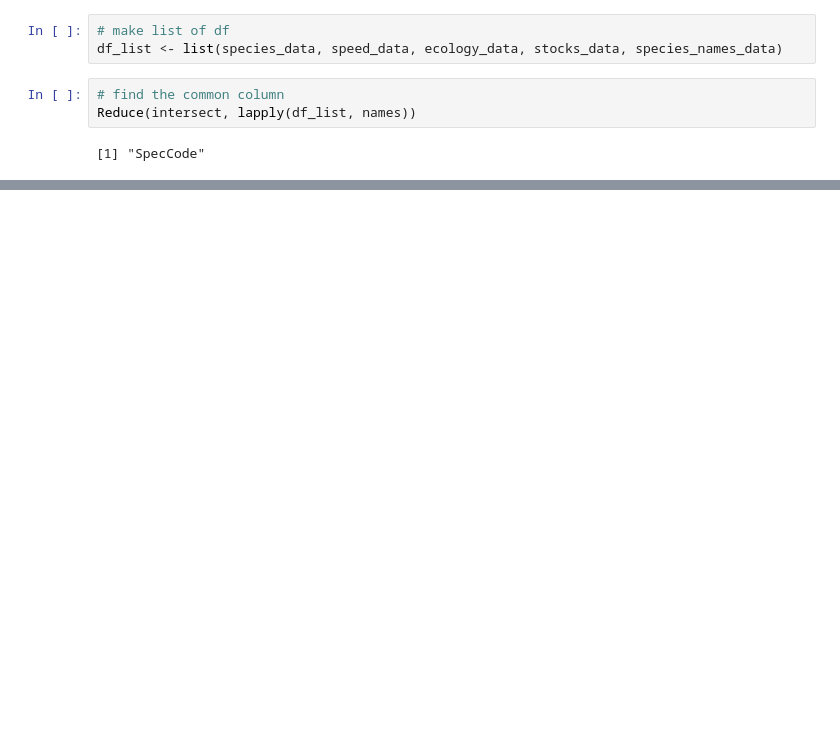
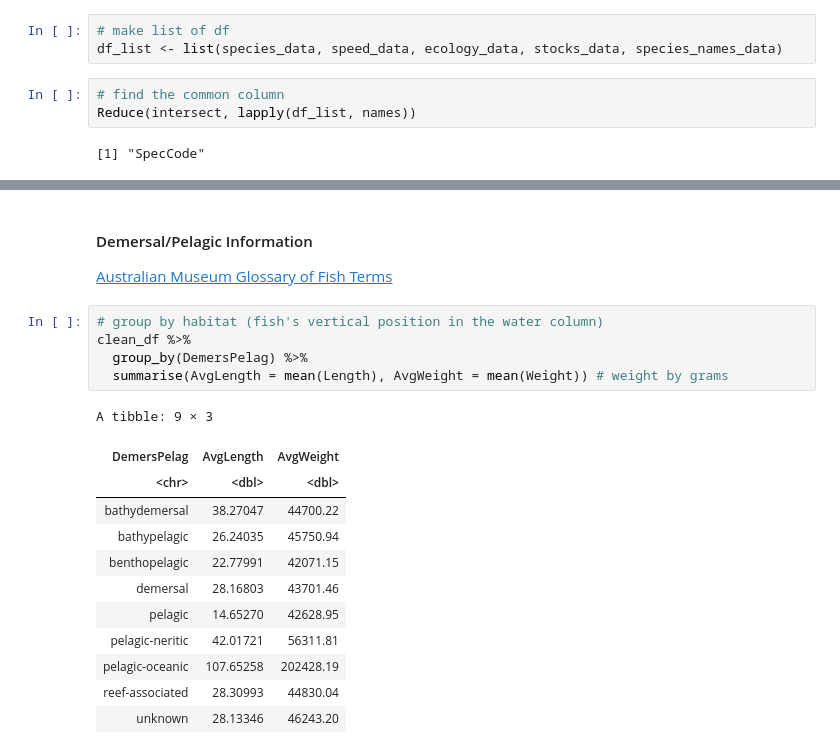
Before and after one commit to nhardemandata/fish-species-project, a Jupyter notebook: r_scripts/r_data_collection.ipynb, the cells around one changed output, grey strips where cells are left out. Saved outputs shown, nothing was run; the diff lists cells and outputs as text; blank space fills up the shorter version.

```diff
--- a/r_scripts/r_data_collection.ipynb
+++ b/r_scripts/r_data_collection.ipynb
@@ -157,0 +354,21 @@ ERROR: Error: object 'species_name_data' not found
+# %% [markdown]
+#### Demersal/Pelagic Information
+[Australian Museum Glossary of Fish Terms](https://australian.museum/learn/animals/fishes/glossary-of-fish-terms/)
+# %%
+# group by habitat (fish's vertical position in the water column)
+clean_df %>%
+  group_by(DemersPelag) %>%
+  summarise(AvgLength = mean(Length), AvgWeight = mean(Weight)) # weight by grams
+# %% [output]
+A tibble: 9 × 3
+| DemersPelag | AvgLength | AvgWeight |
+| <chr> | <dbl> | <dbl> |
+| bathydemersal | 38.27047 | 44700.22 |
+| bathypelagic | 26.24035 | 45750.94 |
+| benthopelagic | 22.77991 | 42071.15 |
+| demersal | 28.16803 | 43701.46 |
+| pelagic | 14.65270 | 42628.95 |
+| pelagic-neritic | 42.01721 | 56311.81 |
+| pelagic-oceanic | 107.65258 | 202428.19 |
+| reef-associated | 28.30993 | 44830.04 |
+| unknown | 28.13346 | 46243.20 |
```
Also changed, not shown: parts of 53 cells of this notebook, 2 other files.
